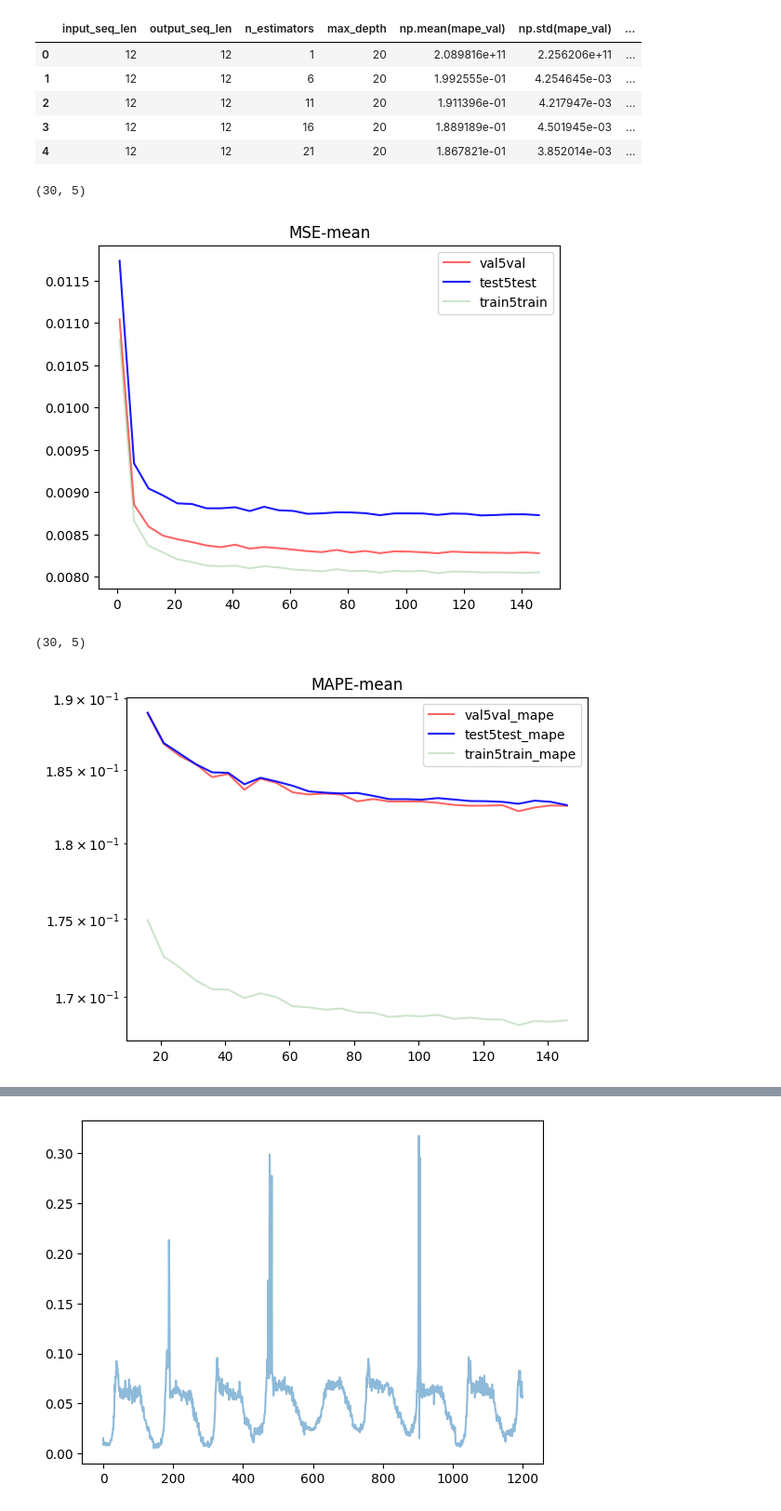
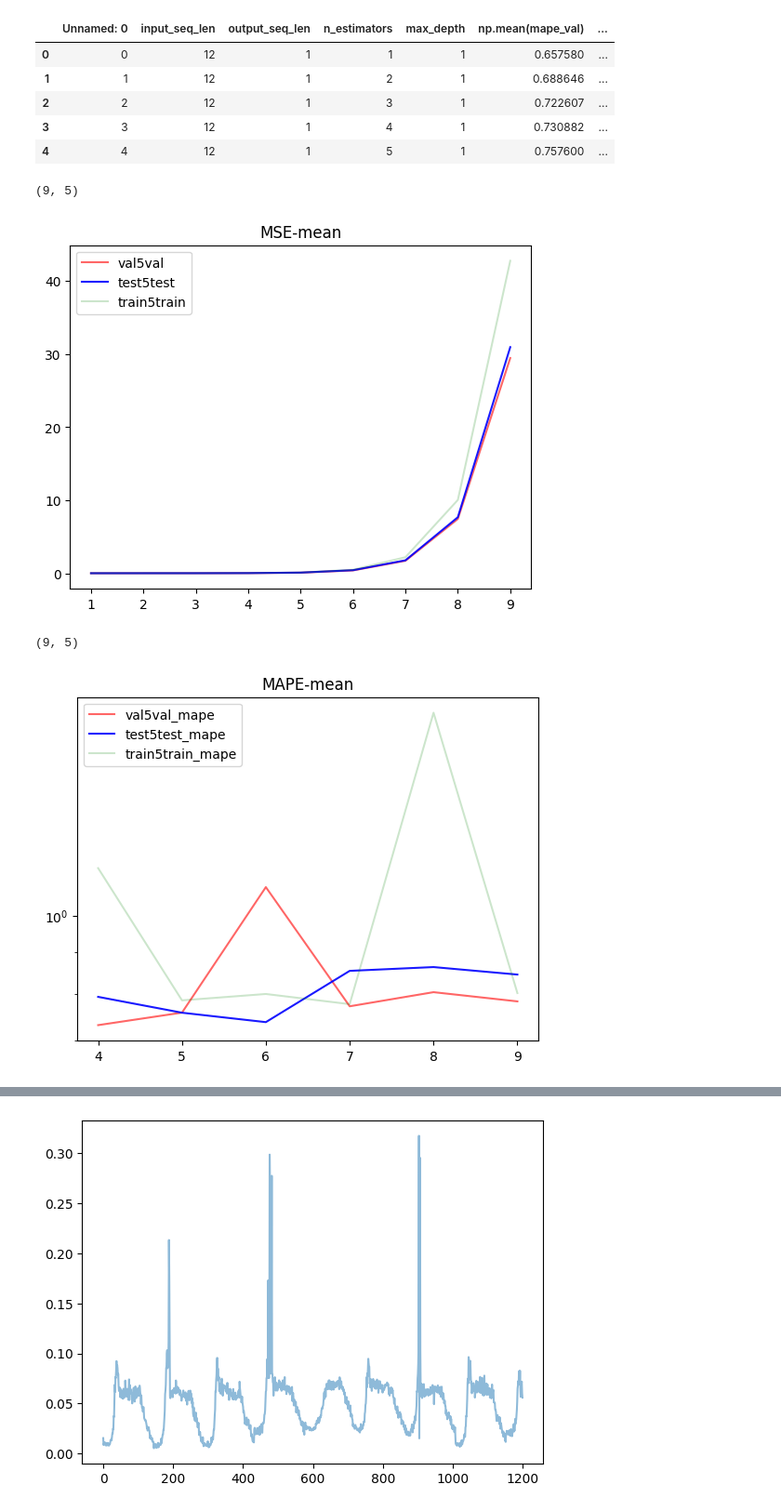
Before and after one commit to mie-lab/Complexity-Aware-Traffic-Prediction, a Jupyter notebook: tryouts/timeseries/univariate/Untitled.ipynb, the cells around one changed output, grey strips where cells are left out. Shown: that part at 93% size. Saved outputs shown, nothing was run; the diff lists cells and outputs as text; code cells hidden in the pictures.

```diff
--- a/tryouts/timeseries/univariate/Untitled.ipynb
+++ b/tryouts/timeseries/univariate/Untitled.ipynb
@@ -1,11 +1,11 @@
 # %%
 import pandas as pd
-df = pd.read_csv("results.csv")
+df = pd.read_csv("results_SVR.csv")
 df.head()
 # %% [output]
-|  | input_seq_len | output_seq_len | n_estimators | max_depth | np.mean(mape_val) | np.std(mape_val) | ... |
-| 0 | 12 | 12 | 1 | 20 | 2.089816e+11 | 2.256206e+11 | ... |
-| 1 | 12 | 12 | 6 | 20 | 1.992555e-01 | 4.254645e-03 | ... |
-| 2 | 12 | 12 | 11 | 20 | 1.911396e-01 | 4.217947e-03 | ... |
-| 3 | 12 | 12 | 16 | 20 | 1.889189e-01 | 4.501945e-03 | ... |
-| 4 | 12 | 12 | 21 | 20 | 1.867821e-01 | 3.852014e-03 | ... |
+|  | Unnamed: 0 | input_seq_len | output_seq_len | n_estimators | max_depth | np.mean(mape_val) | ... |
+| 0 | 0 | 12 | 1 | 1 | 1 | 0.657580 | ... |
+| 1 | 1 | 12 | 1 | 2 | 1 | 0.688646 | ... |
+| 2 | 2 | 12 | 1 | 3 | 1 | 0.722607 | ... |
+| 3 | 3 | 12 | 1 | 4 | 1 | 0.730882 | ... |
+| 4 | 4 | 12 | 1 | 5 | 1 | 0.757600 | ... |
@@ -13,7 +15,7 @@ df.head()
 import matplotlib.pyplot as plt
 upto_9_colors = "bgrcmykw"
 
-Max_depth = 20
+Max_depth = 1
 
 df2 = pd.DataFrame(df.loc[(df.input_seq_len==12) & (df.max_depth==Max_depth)][["n_estimators", "max_depth",\
                                                                        "np.mean(mse_test)","np.mean(mse_train)",\
@@ -46,35 +48,35 @@ plt.show()
 #              label="input_seq_" + str(input_seq) + "val", color=upto_9_colors[ind], alpha=0.6)
 #     plt.plot(df2["n_estimators"].to_list(), df2["np.std(mse_test)"].to_list(), \
 #              label="input_seq_" + str(input_seq) + "test", color=upto_9_colors[ind], alpha=0.9)
 #     plt.plot(df2["n_estimators"].to_list(), df2["np.std(mse_train)"].to_list(), \
 #              label="input_seq_" + str(input_seq) + "train", color=upto_9_colors[ind], alpha=0.2)
 
 # plt.legend()
 # plt.show()
 
 
 df2 = pd.DataFrame(df.loc[(df.input_seq_len==12) & (df.max_depth==Max_depth)][["n_estimators", "max_depth",\
                                                                        "np.mean(mape_test)","np.mean(mape_train)",\
                                                                        "np.mean(mape_val)"]])
 # print (df2.head())
 plt.clf()
 for ind, input_seq in enumerate([5]):
 #     df2 = df.loc[(df.input_seq_len==input_seq) & (df.max_depth==5)]
     print (df2.shape)
     plt.plot(df2["n_estimators"].to_list()[3:], df2["np.mean(mape_val)"].to_list()[3:], \
              label="val" + str(input_seq) + "val_mape", color="red", alpha=0.6)
     plt.plot(df2["n_estimators"].to_list()[3:], df2["np.mean(mape_test)"].to_list()[3:], \
              label="test" + str(input_seq) + "test_mape", color="blue", alpha=0.9)
     plt.plot(df2["n_estimators"].to_list()[3:], df2["np.mean(mape_train)"].to_list()[3:], \
              label="train" + str(input_seq) + "train_mape", color="green", alpha=0.2)
 plt.title("MAPE-mean")
 
 plt.yscale("log")
 plt.legend()
 plt.show()
-df2
+# df2
 # %% [output]
-(30, 5)
+(9, 5)
-[figure, old version]
+[figure, new version]
-(30, 5)
+(9, 5)
-[figure, old version]
+[figure, new version]
```
Also changed, not shown: parts of 4 cells of this notebook, 20 other files.
